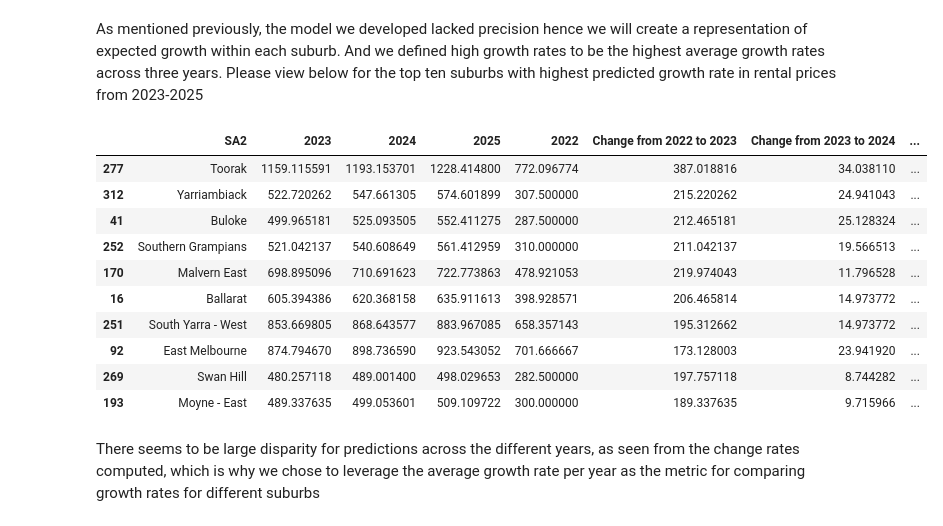
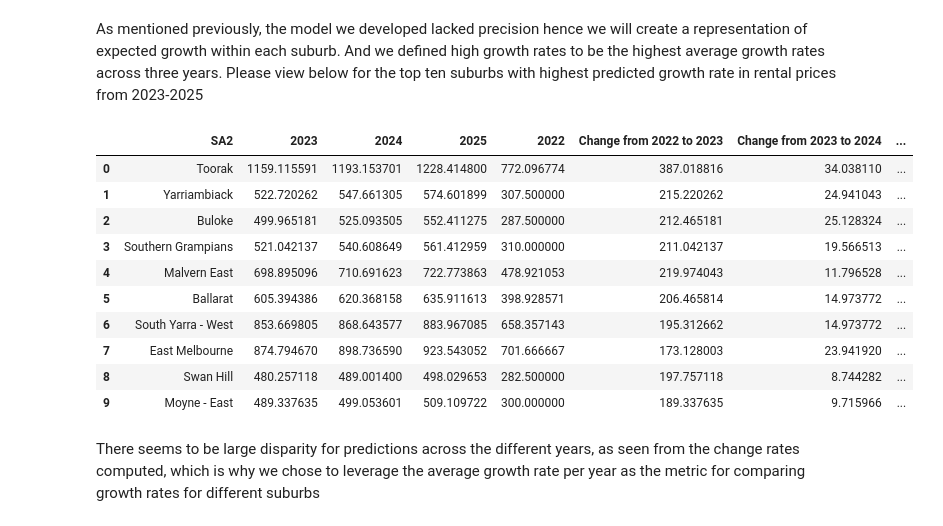
Before and after one commit to MAST30034-Applied-Data-Science/generic-real-estate-consulting-project-18, a Jupyter notebook: notebooks/Summary_notebook_final.ipynb, the cells around one changed output. Saved outputs shown, nothing was run; the diff lists cells and outputs as text; code cells hidden in the pictures.

```diff
--- a/notebooks/Summary_notebook_final.ipynb
+++ b/notebooks/Summary_notebook_final.ipynb
@@ -316,19 +316,19 @@ Using the ordinary least squares model developed in the last section, we will no
 # %% [markdown]
 As mentioned previously, the model we developed lacked precision hence we will create a representation of expected growth within each suburb. And we defined high growth rates to be the highest average growth rates across three years. Please view below for the top ten suburbs with highest predicted growth rate in rental prices from 2023-2025
 # %%
-Predictions.iloc[:10,]
+Predictions.iloc[:10,].reset_index(drop = True)
 # %% [output]
 |  | SA2 | 2023 | 2024 | 2025 | 2022 | Change from 2022 to 2023 | Change from 2023 to 2024 | ... |
-| 277 | Toorak | 1159.115591 | 1193.153701 | 1228.414800 | 772.096774 | 387.018816 | 34.038110 | ... |
-| 312 | Yarriambiack | 522.720262 | 547.661305 | 574.601899 | 307.500000 | 215.220262 | 24.941043 | ... |
-| 41 | Buloke | 499.965181 | 525.093505 | 552.411275 | 287.500000 | 212.465181 | 25.128324 | ... |
-| 252 | Southern Grampians | 521.042137 | 540.608649 | 561.412959 | 310.000000 | 211.042137 | 19.566513 | ... |
-| 170 | Malvern East | 698.895096 | 710.691623 | 722.773863 | 478.921053 | 219.974043 | 11.796528 | ... |
-| 16 | Ballarat | 605.394386 | 620.368158 | 635.911613 | 398.928571 | 206.465814 | 14.973772 | ... |
-| 251 | South Yarra - West | 853.669805 | 868.643577 | 883.967085 | 658.357143 | 195.312662 | 14.973772 | ... |
-| 92 | East Melbourne | 874.794670 | 898.736590 | 923.543052 | 701.666667 | 173.128003 | 23.941920 | ... |
-| 269 | Swan Hill | 480.257118 | 489.001400 | 498.029653 | 282.500000 | 197.757118 | 8.744282 | ... |
-| 193 | Moyne - East | 489.337635 | 499.053601 | 509.109722 | 300.000000 | 189.337635 | 9.715966 | ... |
+| 0 | Toorak | 1159.115591 | 1193.153701 | 1228.414800 | 772.096774 | 387.018816 | 34.038110 | ... |
+| 1 | Yarriambiack | 522.720262 | 547.661305 | 574.601899 | 307.500000 | 215.220262 | 24.941043 | ... |
+| 2 | Buloke | 499.965181 | 525.093505 | 552.411275 | 287.500000 | 212.465181 | 25.128324 | ... |
+| 3 | Southern Grampians | 521.042137 | 540.608649 | 561.412959 | 310.000000 | 211.042137 | 19.566513 | ... |
+| 4 | Malvern East | 698.895096 | 710.691623 | 722.773863 | 478.921053 | 219.974043 | 11.796528 | ... |
+| 5 | Ballarat | 605.394386 | 620.368158 | 635.911613 | 398.928571 | 206.465814 | 14.973772 | ... |
+| 6 | South Yarra - West | 853.669805 | 868.643577 | 883.967085 | 658.357143 | 195.312662 | 14.973772 | ... |
+| 7 | East Melbourne | 874.794670 | 898.736590 | 923.543052 | 701.666667 | 173.128003 | 23.941920 | ... |
+| 8 | Swan Hill | 480.257118 | 489.001400 | 498.029653 | 282.500000 | 197.757118 | 8.744282 | ... |
+| 9 | Moyne - East | 489.337635 | 499.053601 | 509.109722 | 300.000000 | 189.337635 | 9.715966 | ... |
 # %% [markdown]
 There seems to be large disparity for predictions across the different years, as seen from the change rates computed, which is why we chose to leverage the average growth rate per year as the metric for comparing growth rates for different suburbs
 # %% [markdown]
```
Also changed, not shown: parts of 6 cells of this notebook, 2 other files.
